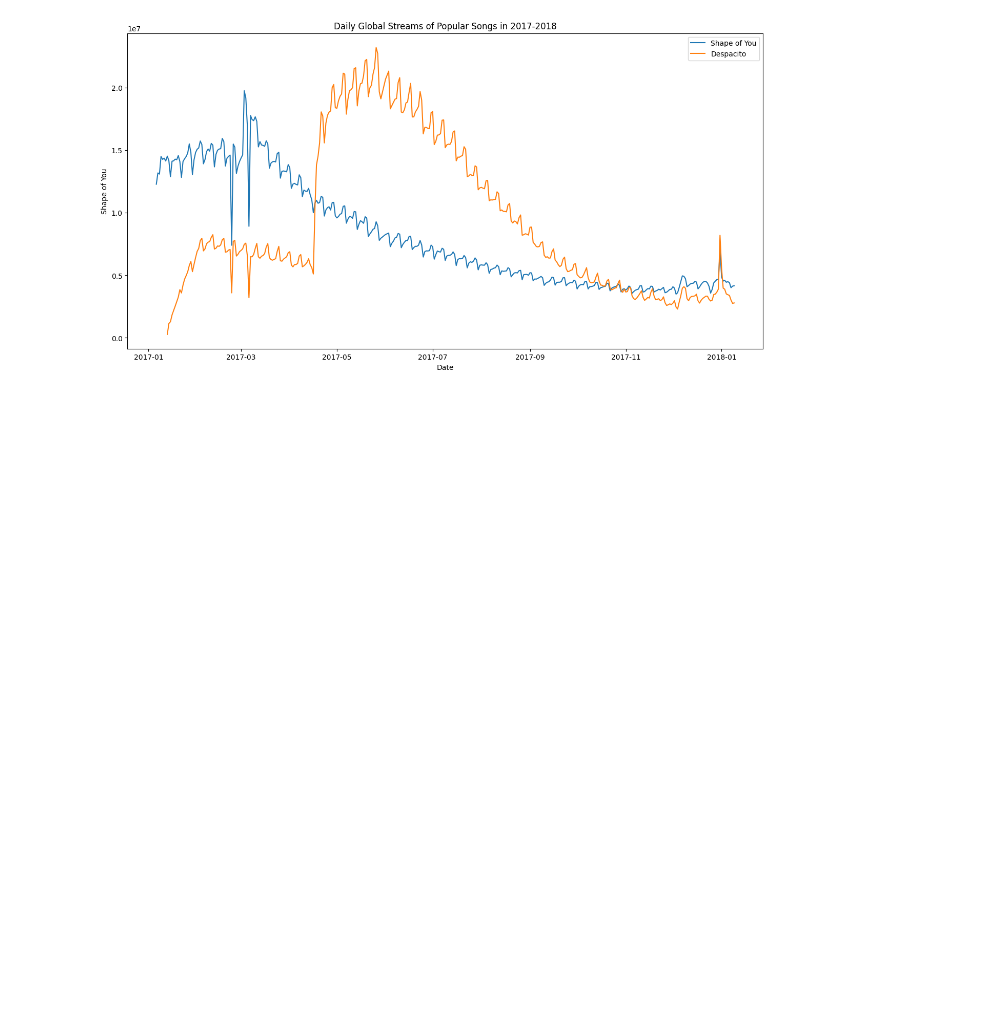
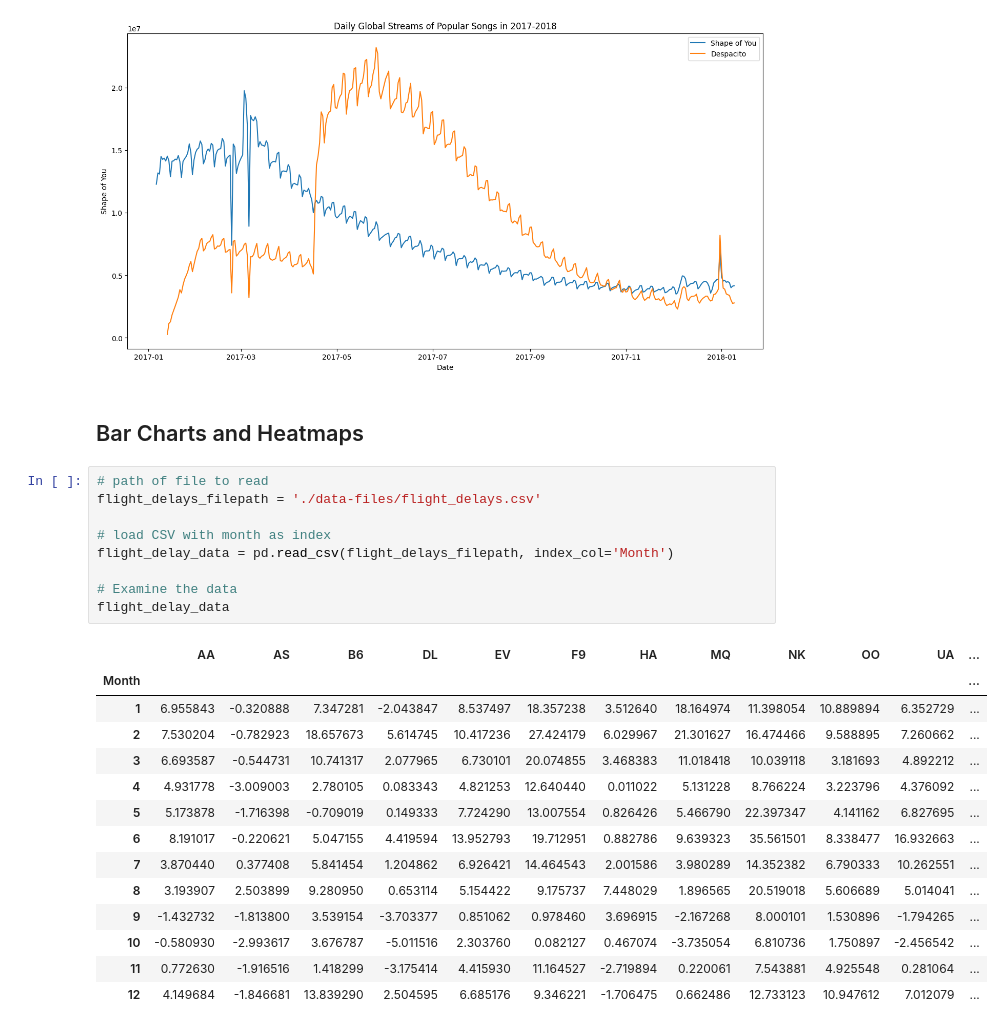
Before and after one commit to codekunoichi/learning-datascience, a Jupyter notebook: data_visualization/learning_data_visualization.ipynb, the cells around one changed output. Saved outputs shown, nothing was run; the diff lists cells and outputs as text; blank space fills up the shorter version.

```diff
--- a/data_visualization/learning_data_visualization.ipynb
+++ b/data_visualization/learning_data_visualization.ipynb
@@ -107,3 +109,29 @@ plt.xlabel("Date")
 # %% [output]
 Text(0.5, 0, 'Date')
 [figure]
+# %% [markdown]
+## Bar Charts and Heatmaps
+# %%
+# path of file to read
+flight_delays_filepath = './data-files/flight_delays.csv'
+
+# load CSV with month as index
+flight_delay_data = pd.read_csv(flight_delays_filepath, index_col='Month')
+
+# Examine the data
+flight_delay_data
+# %% [output]
+|  | AA | AS | B6 | DL | EV | F9 | HA | MQ | NK | OO | UA | ... |
+| Month |  |  |  |  |  |  |  |  |  |  |  | ... |
+| 1 | 6.955843 | -0.320888 | 7.347281 | -2.043847 | 8.537497 | 18.357238 | 3.512640 | 18.164974 | 11.398054 | 10.889894 | 6.352729 | ... |
+| 2 | 7.530204 | -0.782923 | 18.657673 | 5.614745 | 10.417236 | 27.424179 | 6.029967 | 21.301627 | 16.474466 | 9.588895 | 7.260662 | ... |
+| 3 | 6.693587 | -0.544731 | 10.741317 | 2.077965 | 6.730101 | 20.074855 | 3.468383 | 11.018418 | 10.039118 | 3.181693 | 4.892212 | ... |
+| 4 | 4.931778 | -3.009003 | 2.780105 | 0.083343 | 4.821253 | 12.640440 | 0.011022 | 5.131228 | 8.766224 | 3.223796 | 4.376092 | ... |
+| 5 | 5.173878 | -1.716398 | -0.709019 | 0.149333 | 7.724290 | 13.007554 | 0.826426 | 5.466790 | 22.397347 | 4.141162 | 6.827695 | ... |
+| 6 | 8.191017 | -0.220621 | 5.047155 | 4.419594 | 13.952793 | 19.712951 | 0.882786 | 9.639323 | 35.561501 | 8.338477 | 16.932663 | ... |
+| 7 | 3.870440 | 0.377408 | 5.841454 | 1.204862 | 6.926421 | 14.464543 | 2.001586 | 3.980289 | 14.352382 | 6.790333 | 10.262551 | ... |
+| 8 | 3.193907 | 2.503899 | 9.280950 | 0.653114 | 5.154422 | 9.175737 | 7.448029 | 1.896565 | 20.519018 | 5.606689 | 5.014041 | ... |
+| 9 | -1.432732 | -1.813800 | 3.539154 | -3.703377 | 0.851062 | 0.978460 | 3.696915 | -2.167268 | 8.000101 | 1.530896 | -1.794265 | ... |
+| 10 | -0.580930 | -2.993617 | 3.676787 | -5.011516 | 2.303760 | 0.082127 | 0.467074 | -3.735054 | 6.810736 | 1.750897 | -2.456542 | ... |
+| 11 | 0.772630 | -1.916516 | 1.418299 | -3.175414 | 4.415930 | 11.164527 | -2.719894 | 0.220061 | 7.543881 | 4.925548 | 0.281064 | ... |
+| 12 | 4.149684 | -1.846681 | 13.839290 | 2.504595 | 6.685176 | 9.346221 | -1.706475 | 0.662486 | 12.733123 | 10.947612 | 7.012079 | ... |
```
Also changed, not shown: parts of 5 cells of this notebook, 1 other file.
